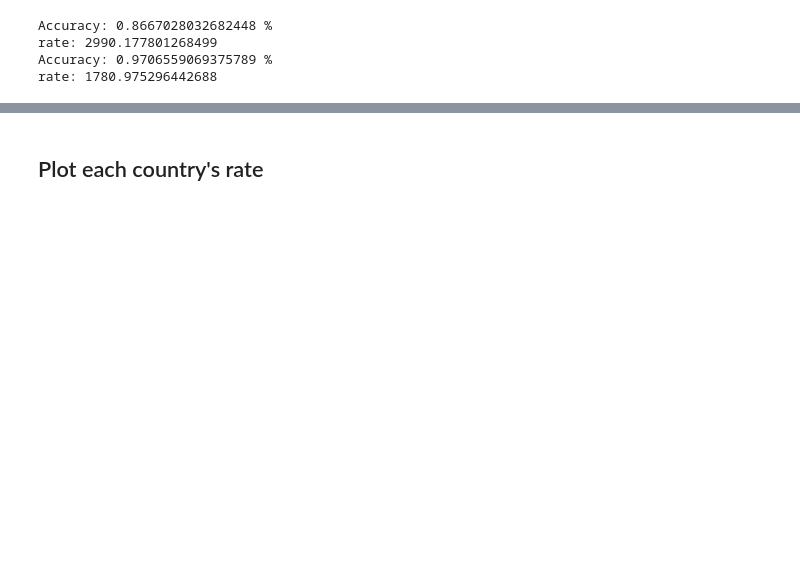
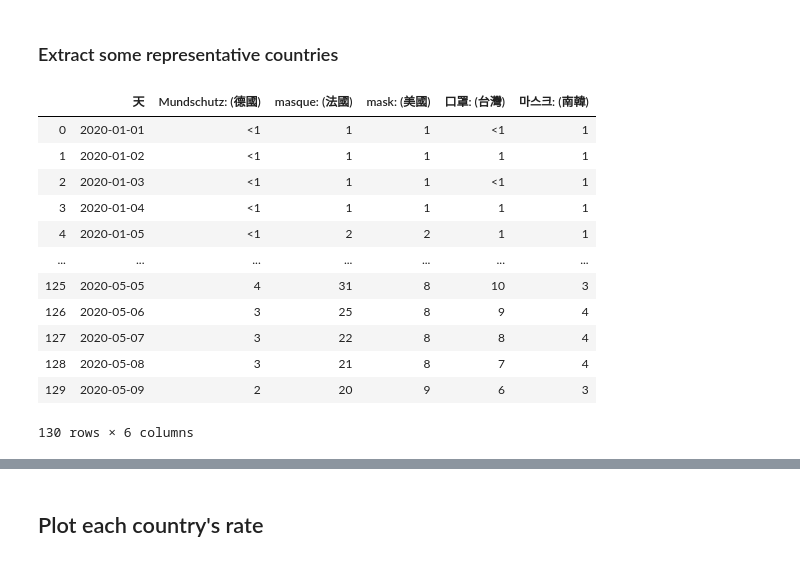
Before and after one commit to cocolin041/final_project_2020Sp, a Jupyter notebook: code.ipynb, the cells around one changed output, grey strips where cells are left out. Saved outputs shown, nothing was run; the diff lists cells and outputs as text; code cells hidden in the pictures; blank space fills up the shorter version.

```diff
--- a/code.ipynb
+++ b/code.ipynb
@@ -90,11 +92,5 @@ def find_convert_date(country, start_date):
-# %%
-calculate_rate(Germany, outbreak_date, '2020/04/10')
-calculate_rate(Germany, '2020/04/11', '2020/05/04')
-# %% [output]
-Accuracy: 0.8667028032682448 %
-rate: 2990.177801268499
-Accuracy: 0.9706559069375789 %
-rate: 1780.975296442688
+# %% [markdown]
+### Extract some representative countries
 # %%
 US = combine_state('US')
 France = combine_state('France')
@@ -131,0 +107,16 @@ def calculate_become_flatten_date(country, outbreak_date):
+# %%
+world_mask
+# %% [output]
+|  | 天 | Mundschutz: (德國) | masque: (法國) | mask: (美國) | 口罩: (台灣) | 마스크: (南韓) |
+| 0 | 2020-01-01 | <1 | 1 | 1 | <1 | 1 |
+| 1 | 2020-01-02 | <1 | 1 | 1 | 1 | 1 |
+| 2 | 2020-01-03 | <1 | 1 | 1 | <1 | 1 |
+| 3 | 2020-01-04 | <1 | 1 | 1 | 1 | 1 |
+| 4 | 2020-01-05 | <1 | 2 | 2 | 1 | 1 |
+| ... | ... | ... | ... | ... | ... | ... |
+| 125 | 2020-05-05 | 4 | 31 | 8 | 10 | 3 |
+| 126 | 2020-05-06 | 3 | 25 | 8 | 9 | 4 |
+| 127 | 2020-05-07 | 3 | 22 | 8 | 8 | 4 |
+| 128 | 2020-05-08 | 3 | 21 | 8 | 7 | 4 |
+| 129 | 2020-05-09 | 2 | 20 | 9 | 6 | 3 |
+130 rows × 6 columns
```
Also changed, not shown: parts of 24 cells of this notebook, 20 other files.
